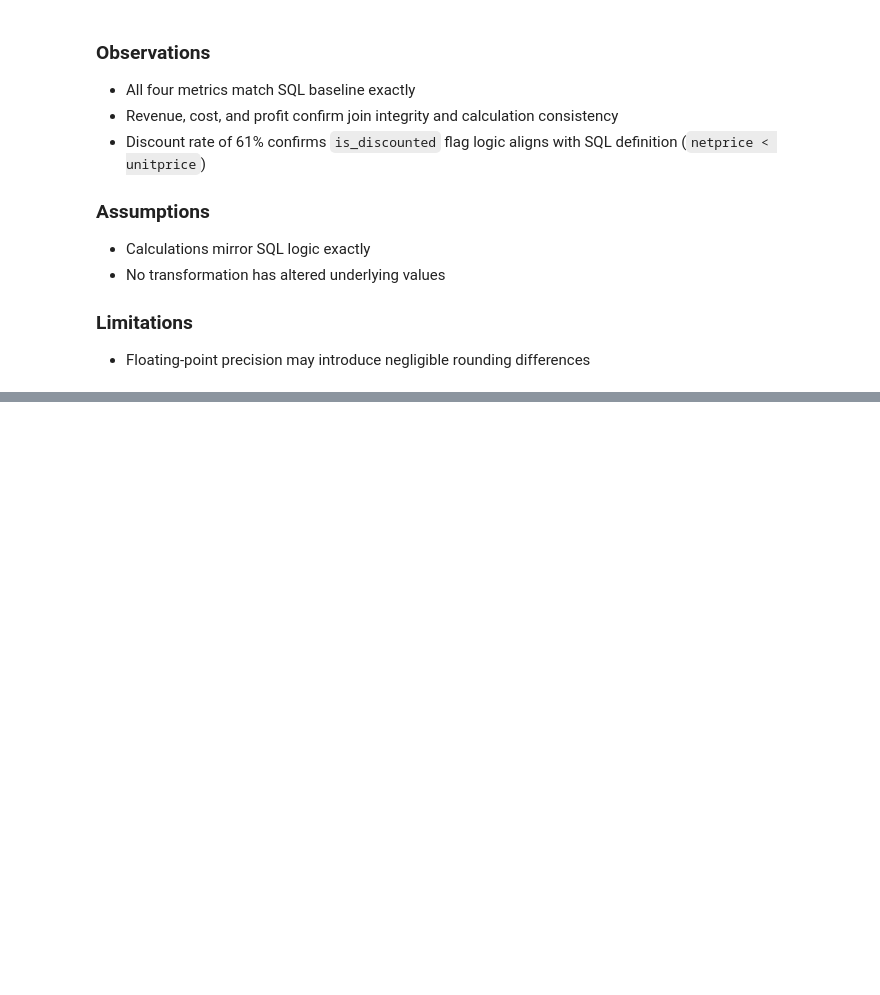
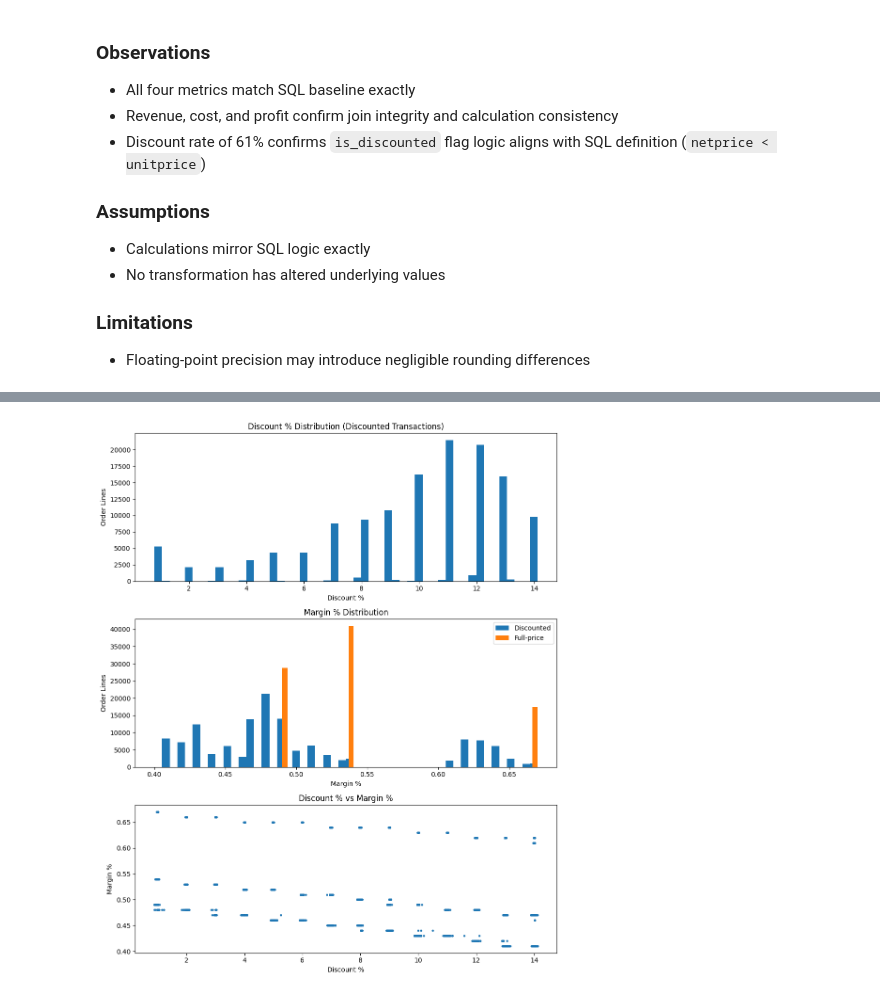
Before and after one commit to zeeshan-akram-ds/retail-discount-profitability-audit, a Jupyter notebook: python/01_data_preparation_and_validation.ipynb, the cells around one changed output, grey strips where cells are left out. Drawn from its saved outputs; the diff is of its cells as text; code cells hidden in the pictures; blank space fills up the shorter version.

```diff
--- a/python/01_data_preparation_and_validation.ipynb
+++ b/python/01_data_preparation_and_validation.ipynb
@@ -319,0 +330,37 @@ Discount %: 61.13
+# %%
+# discount %age calculation
+df['discount_pct'] = (df['unitprice'] - df['netprice'])/df['unitprice'] * 100
+
+fig, axes = plt.subplots(3, 1, figsize=(10, 12))
+
+# 1. Discount % Distribution
+disc = df[df["is_discounted"]]
+
+axes[0].hist(disc["discount_pct"], bins=50)
+axes[0].set_title("Discount % Distribution (Discounted Transactions)")
+axes[0].set_xlabel("Discount %")
+axes[0].set_ylabel("Order Lines")
+
+
+# 2. Margin % Distribution (Discounted vs Full-price)
+axes[1].hist(df[df["is_discounted"]]["margin_pct"], bins=50, label="Discounted")
+axes[1].hist(df[~df["is_discounted"]]["margin_pct"], bins=50, label="Full-price")
+axes[1].set_title("Margin % Distribution")
+axes[1].set_xlabel("Margin %")
+axes[1].set_ylabel("Order Lines")
+axes[1].legend()
+
+
+# 3. Discount % vs Margin % (Scatter)
+sample = disc.sample(n=min(20000, len(disc)), random_state=42)
+
+axes[2].scatter(sample["discount_pct"], sample["margin_pct"], s=5)
+axes[2].set_title("Discount % vs Margin %")
+axes[2].set_xlabel("Discount %")
+axes[2].set_ylabel("Margin %")
+
+
+plt.tight_layout()
+plt.show()
+# %% [output]
+[figure, added]
```
Also changed, not shown: parts of 15 cells of this notebook.
